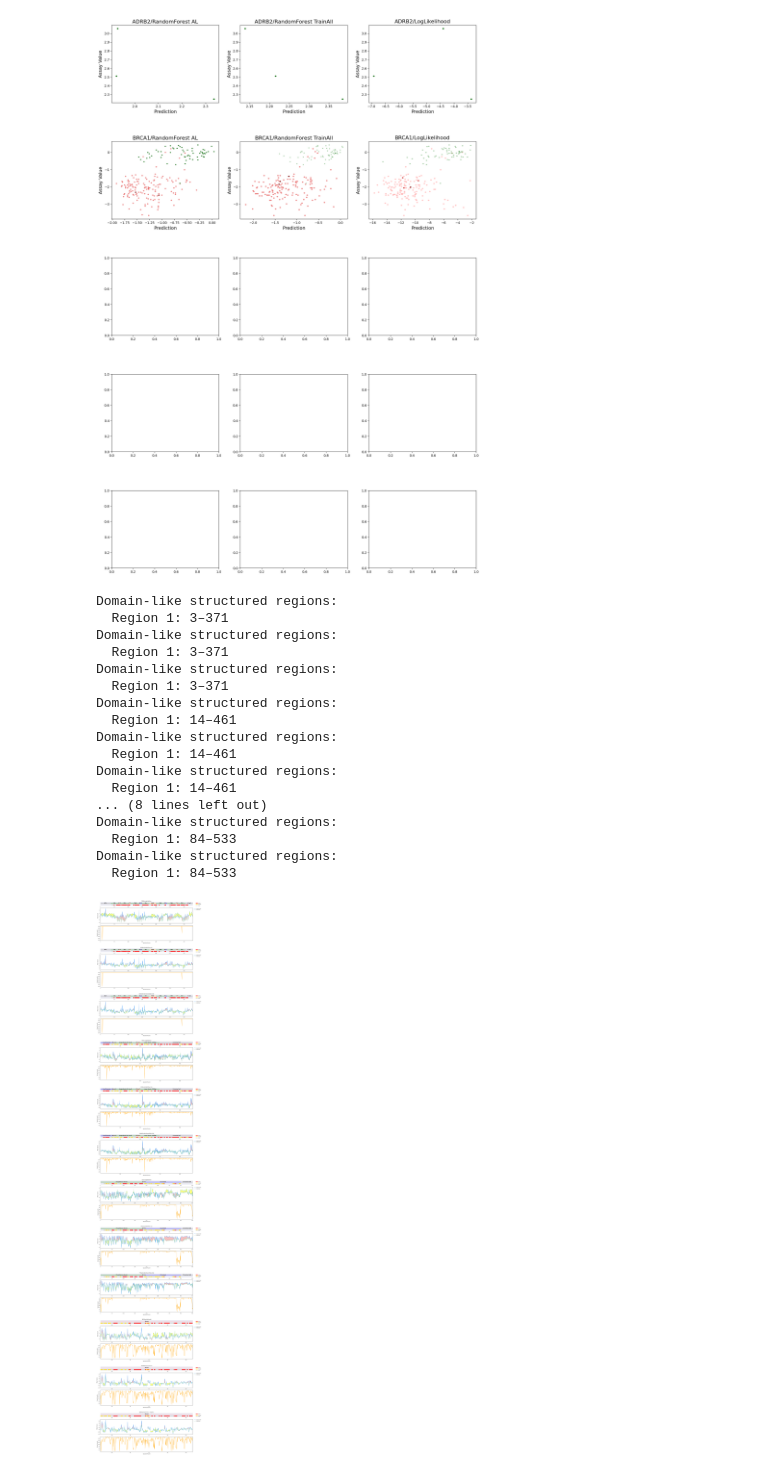
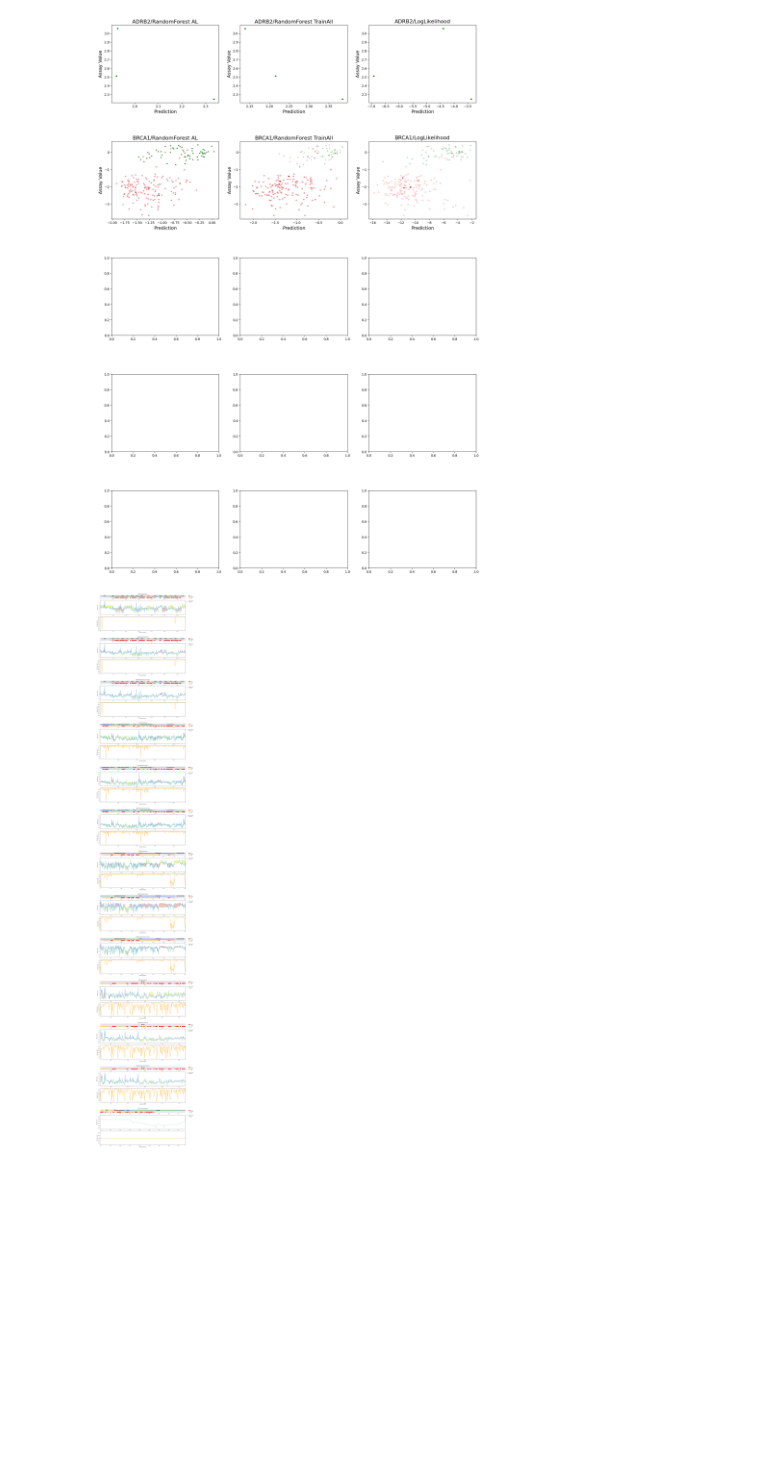
Before and after one commit to claudiofr/msalde, a Jupyter notebook: notebooks/prediction_corelations.ipynb, the cells around one changed output. Saved outputs shown, nothing was run; the diff lists cells and outputs as text; code cells hidden in the pictures; blank space fills up the shorter version.

```diff
--- a/notebooks/prediction_corelations.ipynb
+++ b/notebooks/prediction_corelations.ipynb
@@ -200,34 +200,17 @@ show_performance_correlations("inner", True)
 # %%
 import context  # noqa: F401
 from notebooks.analysis_plotter import (
     show_protein_landscape_plots, show_protein_landscape_2d,
     show_protein_landscape_3d,
     DATASETS
 )
 
 datasets_ = DATASETS # [:3]
 datasets_ = DATASETS[:3]
 datasets_ = ["ADRB2", "PPARG", "HXK4", "MC4R", "SCN5A"]
-datasets_ = ["MC4R", "HXK4", "PTEN", "SRC"]
-# datasets_ = ["SCN5A"]
+datasets_ = ["MC4R", "HXK4", "PTEN", "SRC","ACVRL1"]
+# datasets_ = ["ACVRL1"]
 
 show_protein_landscape_plots(show_protein_landscape_2d, datasets_)
 # %% [output]
-Domain-like structured regions:
-  Region 1: 3–371
-Domain-like structured regions:
-  Region 1: 3–371
-Domain-like structured regions:
-  Region 1: 3–371
-Domain-like structured regions:
-  Region 1: 14–461
-Domain-like structured regions:
-  Region 1: 14–461
-Domain-like structured regions:
-  Region 1: 14–461
-... (8 lines left out)
-Domain-like structured regions:
-  Region 1: 84–533
-Domain-like structured regions:
-  Region 1: 84–533
-[figure, old version]
+[figure, new version]
```
Also changed, not shown: 17 other files.
